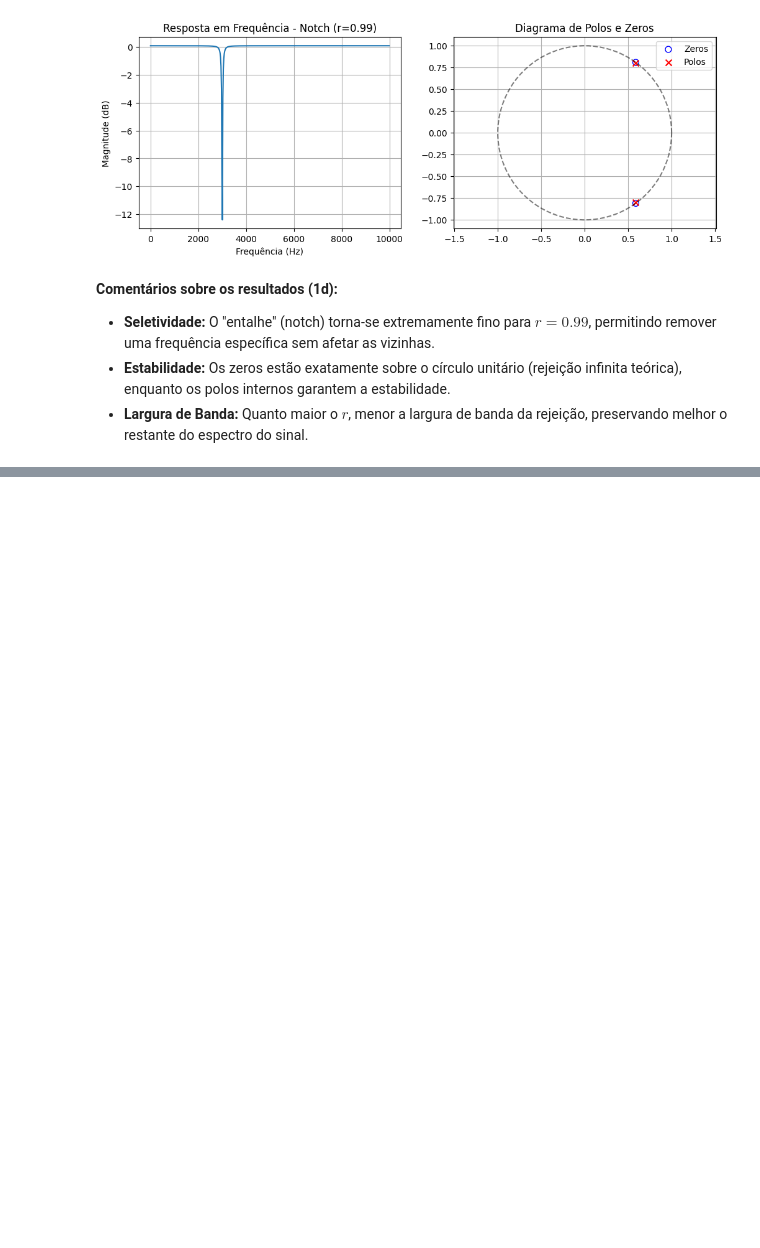
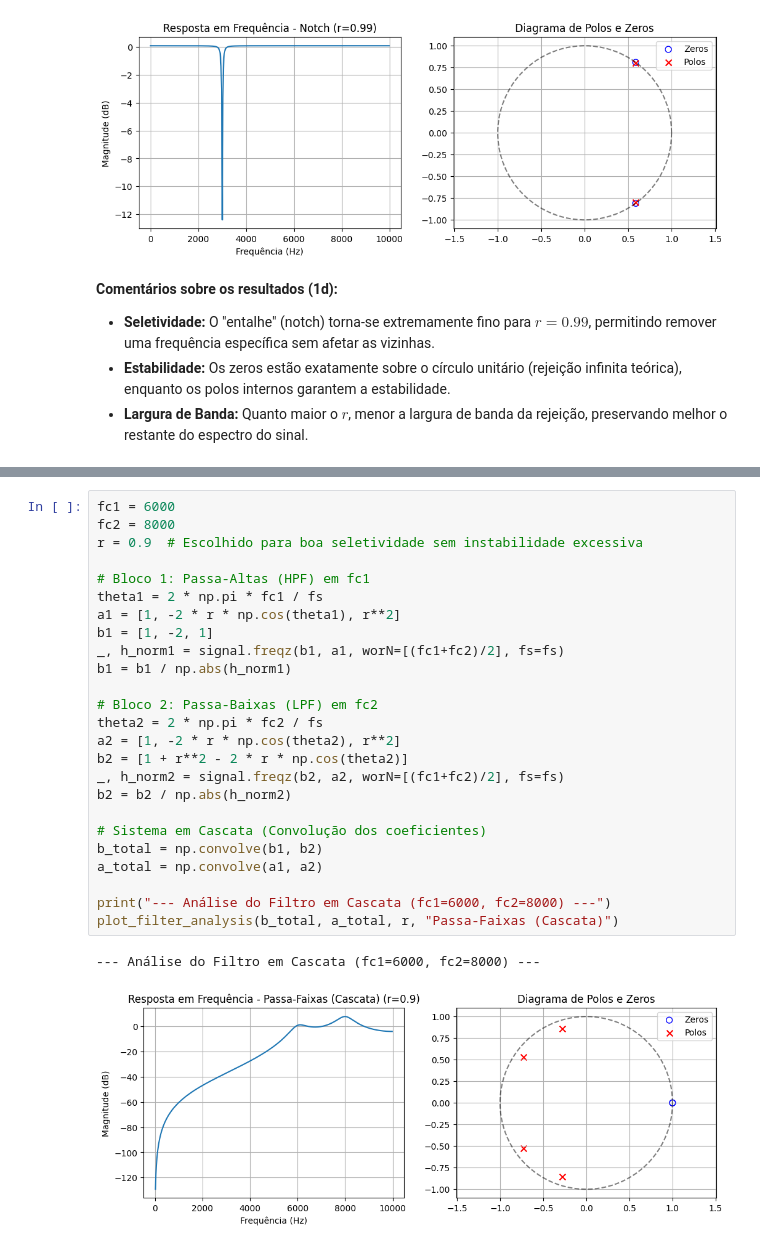
Before and after one commit to masterAristocats/Trabalho-Processamento-de-Sinais-I-6, a Jupyter notebook: rep.ipynb, the cells around one changed output, grey strips where cells are left out. Saved outputs shown, nothing was run; the diff lists cells and outputs as text; blank space fills up the shorter version.

```diff
--- a/rep.ipynb
+++ b/rep.ipynb
@@ -134,0 +141,28 @@ for r in [0.8, 0.9, 0.99]:
+# %%
+fc1 = 6000
+fc2 = 8000
+r = 0.9  # Escolhido para boa seletividade sem instabilidade excessiva
+
+# Bloco 1: Passa-Altas (HPF) em fc1
+theta1 = 2 * np.pi * fc1 / fs
+a1 = [1, -2 * r * np.cos(theta1), r**2]
+b1 = [1, -2, 1]
+_, h_norm1 = signal.freqz(b1, a1, worN=[(fc1+fc2)/2], fs=fs)
+b1 = b1 / np.abs(h_norm1)
+
+# Bloco 2: Passa-Baixas (LPF) em fc2
+theta2 = 2 * np.pi * fc2 / fs
+a2 = [1, -2 * r * np.cos(theta2), r**2]
+b2 = [1 + r**2 - 2 * r * np.cos(theta2)]
+_, h_norm2 = signal.freqz(b2, a2, worN=[(fc1+fc2)/2], fs=fs)
+b2 = b2 / np.abs(h_norm2)
+
+# Sistema em Cascata (Convolução dos coeficientes)
+b_total = np.convolve(b1, b2)
+a_total = np.convolve(a1, a2)
+
+print("--- Análise do Filtro em Cascata (fc1=6000, fc2=8000) ---")
+plot_filter_analysis(b_total, a_total, r, "Passa-Faixas (Cascata)")
+# %% [output]
+--- Análise do Filtro em Cascata (fc1=6000, fc2=8000) ---
+[figure, added]
```
Also changed, not shown: parts of 31 cells of this notebook.
